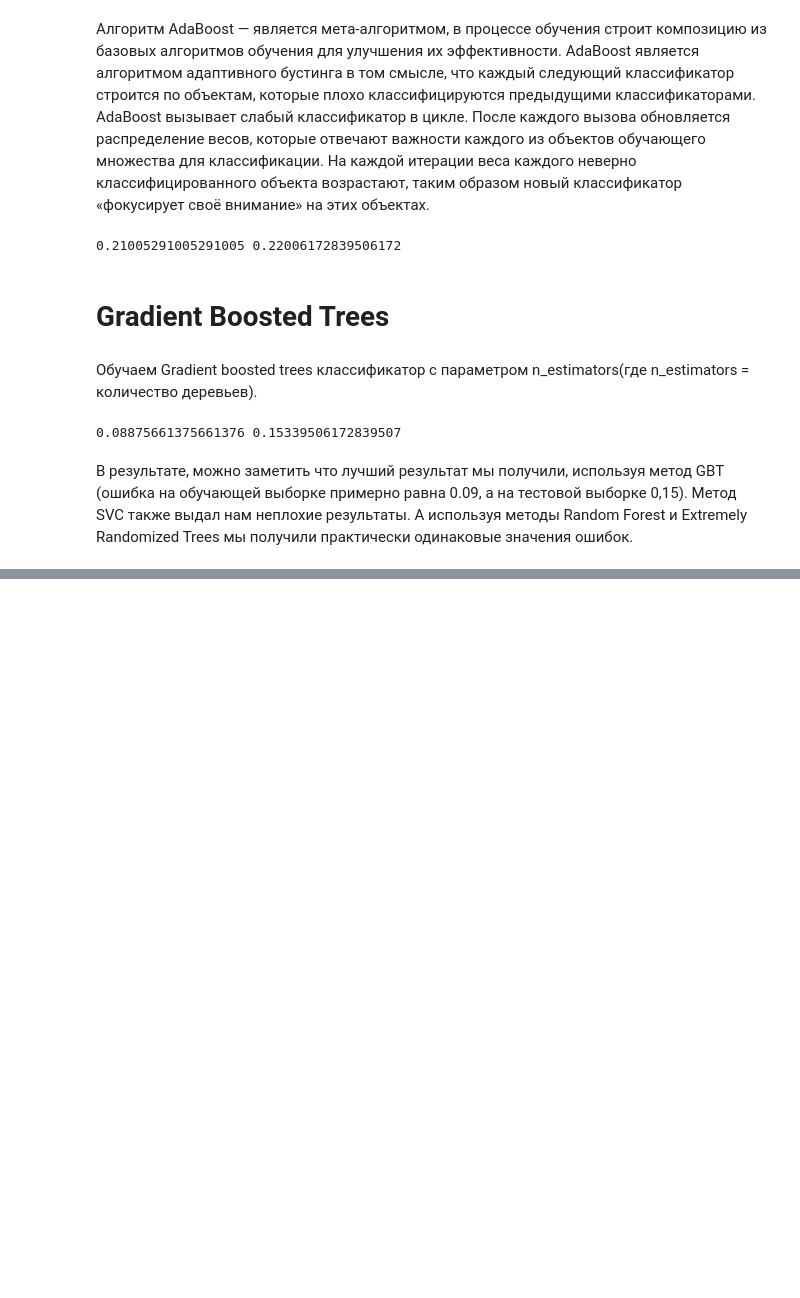
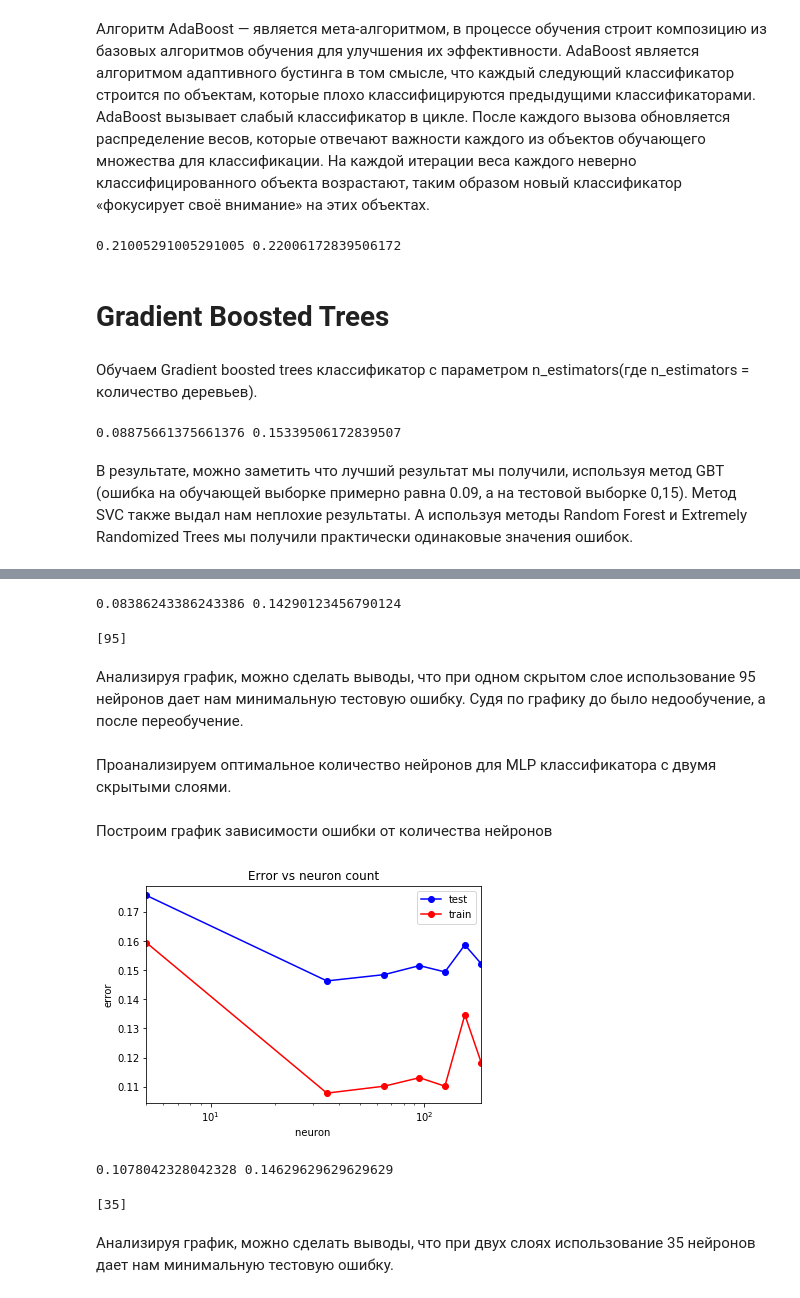
Before and after one commit to ksusha-gorskaya/DataAnalysis, a Jupyter notebook: Lab1_DataAnalysis.ipynb, the cells around one changed output, grey strips where cells are left out. Saved outputs shown, nothing was run; the diff lists cells and outputs as text; code cells hidden in the pictures; blank space fills up the shorter version.

```diff
--- a/Lab1_DataAnalysis.ipynb
+++ b/Lab1_DataAnalysis.ipynb
@@ -524,0 +724,54 @@ print(err_train, err_test)
+# %%
+min_train_err = np.min(train_err)
+min_test_err = np.min(test_err)
+print(min_train_err, min_test_err)
+# %% [output]
+0.08386243386243386 0.14290123456790124
+# %%
+kol_neurons = neurons_arr[test_err == np.min(test_err)]
+print(kol_neurons)
+# %% [output]
+[95]
+# %% [markdown]
+Анализируя график, можно сделать выводы, что при одном скрытом слое использование 95 нейронов дает нам минимальную тестовую ошибку. Судя по графику до было недообучение, а после переобучение.
+# %% [markdown]
+Проанализируем оптимальное количество нейронов для MLP классификатора с двумя скрытыми слоями.
+# %%
+neurons_arr = np.arange(5,200,30)
+test_err = []
+train_err = []
+for neuron in neurons_arr:
+    mlp_model = MLPClassifier(alpha = alpha_opt, hidden_layer_sizes = (neuron, 50),
+                              solver = 'lbfgs', activation = 'logistic', random_state = 5)
+    mlp_model.fit(X_train, y_train)
+
+    y_train_pred = mlp_model.predict(X_train)
+    y_test_pred = mlp_model.predict(X_test)
+    train_err.append(np.mean(y_train != y_train_pred))
+    test_err.append(np.mean(y_test != y_test_pred))
+# %% [markdown]
+Построим график зависимости ошибки от количества нейронов
+# %%
+plt.semilogx(neurons_arr, test_err, 'b-o', label = 'test')
+plt.semilogx(neurons_arr, train_err, 'r-o', label = 'train')
+plt.xlim([np.min(neurons_arr), np.max(neurons_arr)])
+plt.title('Error vs neuron count')
+plt.xlabel('neuron ')
+plt.ylabel('error')
+plt.legend()
+pass
+# %% [output]
+[figure, added]
+# %%
+min_train_err = np.min(train_err)
+min_test_err = np.min(test_err)
+print(min_train_err, min_test_err)
+# %% [output]
+0.1078042328042328 0.14629629629629629
+# %%
+kol_neurons = neurons_arr[test_err == np.min(test_err)]
+print(kol_neurons)
+# %% [output]
+[35]
+# %% [markdown]
+Анализируя график, можно сделать выводы, что при двух слоях использование 35 нейронов дает нам минимальную тестовую ошибку.
```
Also changed, not shown: parts of 35 cells of this notebook.
